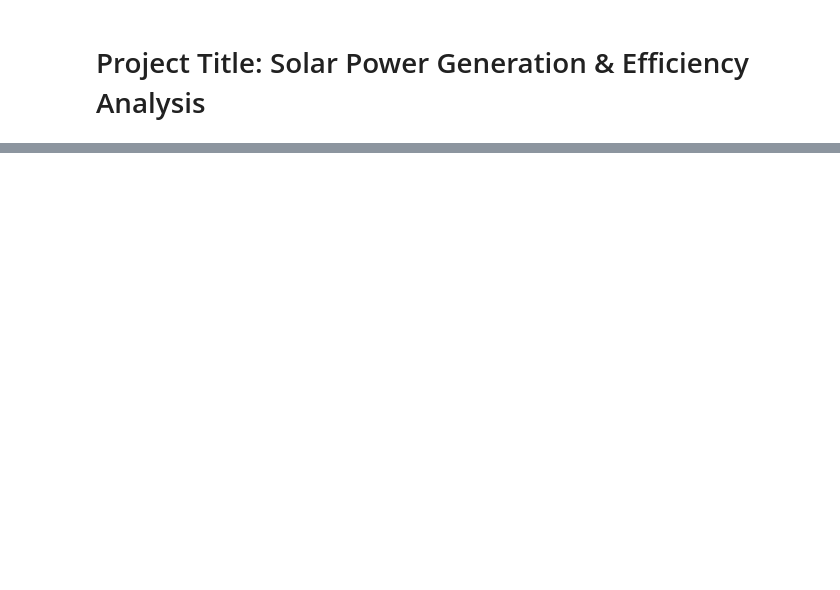
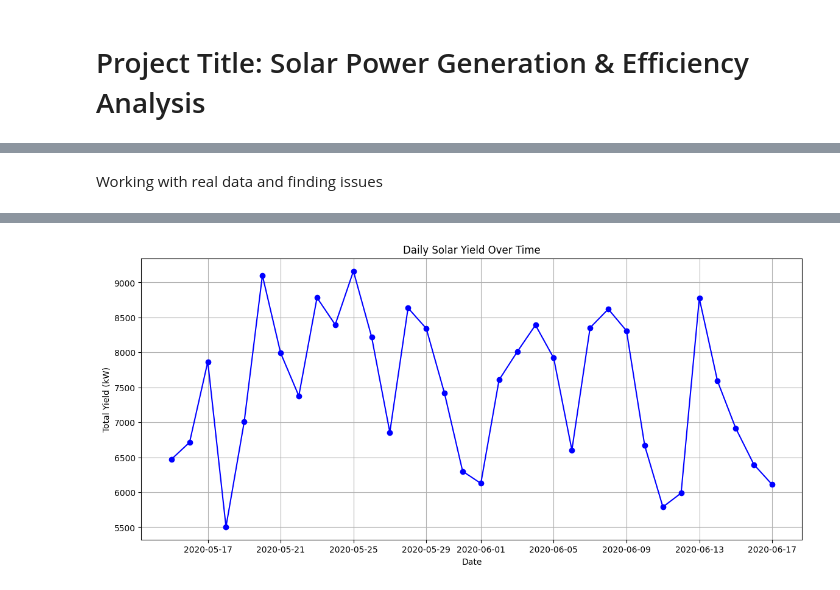
Before and after one commit to SamuelGCardoso/Training_codes, a Jupyter notebook: Portfolio.ipynb, the cells around one changed output, grey strips where cells are left out. Cells and saved outputs as stored; diff of their text form; code cells hidden in the pictures; blank space fills up the shorter version.

```diff
--- a/Portfolio.ipynb
+++ b/Portfolio.ipynb
@@ -21,0 +3,70 @@ HTTPError: HTTP Error 404: Not Found
+# %% [markdown]
+Working with real data and finding issues
+# %%
+import pandas as pd
+import matplotlib.pyplot as plt
+import numpy as np
+
+'''!git init # Initialize a local git folder
+
+# 2. Configure your identity
+!git config --global user.email "samuel.g.cardoso@uel.br"
+!git config --global user.name "SamuelGCardoso"
+
+# 3. Add your files
+!git add .
+
+# 4. Commit and Push
+!git commit -m " implementing more calculations e making look more clean"
+!git remote add origin https://github.com/SamuelGCardoso/Training_codes.git
+!git push -u origin main
+'''
+
+url = "https://raw.githubusercontent.com/kaivalpanchal/Solar-Panel-Power-Generation/refs/heads/main/Plant_1_Generation_Data.csv"
+df_solar = pd.read_csv(url)
+
+# Convert the 'DATE_TIME' column to actual Python dates
+df_solar['DATE_TIME'] = pd.to_datetime(df_solar['DATE_TIME'])
+
+# Show the first few rows
+
+print('\n',f"\033[1m'Solar Data Loaded Successfully!'\033[0m",'\n')  #trying to make the code more friendly :-)
+
+print(df_solar.head())
+
+# 1. Create a summary of the total yield per day
+daily_yield = df_solar.groupby(df_solar['DATE_TIME'].dt.date)['DAILY_YIELD'].max()
+
+# 2. Visualize the production over time
+plt.figure(figsize=(14, 6))   # figsize(x,y)
+daily_yield.plot(kind='line', marker='o', color='blue')
+plt.title('Daily Solar Yield Over Time')
+plt.xlabel('Date')
+plt.ylabel('Total Yield (kW)')
+plt.grid(True)
+plt.show()
+# 1. Find the 5 days with the lowest total yield
+# We exclude days with 0 yield (as they might be system-wide shutdowns)
+low_yield_days = daily_yield[daily_yield > 0].sort_values().head(5)
+shutdowns = daily_yield[daily_yield == 0].sort_values().head(5)
+
+print("--- TOP 5 LOWEST PRODUCTION DAYS ---")
+print(low_yield_days)
+if not shutdowns.empty:
+    print("\n--- SHUTDOWNS ---")
+    print(shutdowns)
+else:
+  print("\n--- NO SHUTDOWNS ---")
+
+print(shutdowns)
+# 2. Let's look at one specific bad day (e.g., the first one in your list)
+# We will filter the main table for that specific date
+worst_day_date = low_yield_days.index[0]
+worst_day_data = df_solar[df_solar['DATE_TIME'].dt.date == worst_day_date]
+
+# 3. See which Inverter (SOURCE_KEY) produced the least on that day
+inverter_comparison = worst_day_data.groupby('SOURCE_KEY')['DAILY_YIELD'].max().sort_values()
+
+print(f"\n--- Inverter Performance on {worst_day_date} ---")
+print(inverter_comparison.head())
+# %% [output]
@@ -21,0 +105 @@ HTTPError: HTTP Error 404: Not Found
+[figure, added]
```
Also changed, not shown: parts of 3 cells of this notebook.
